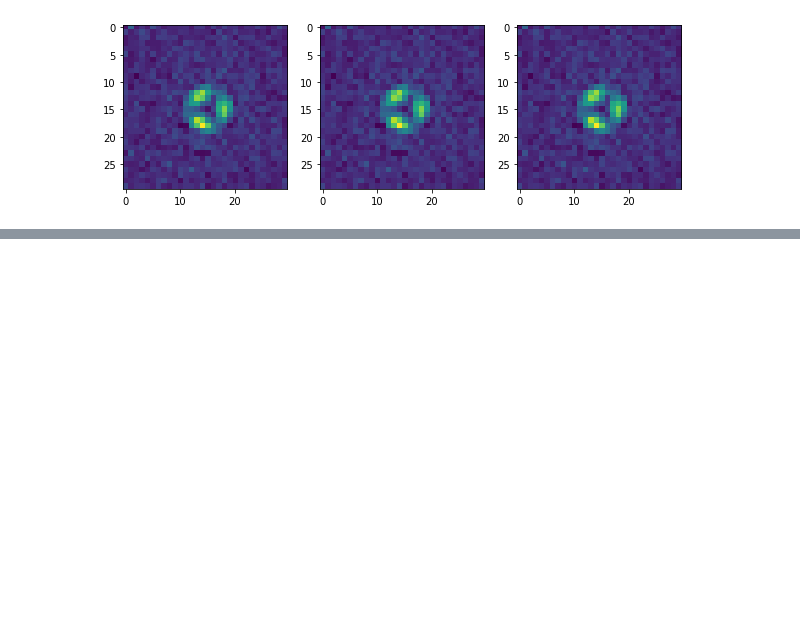
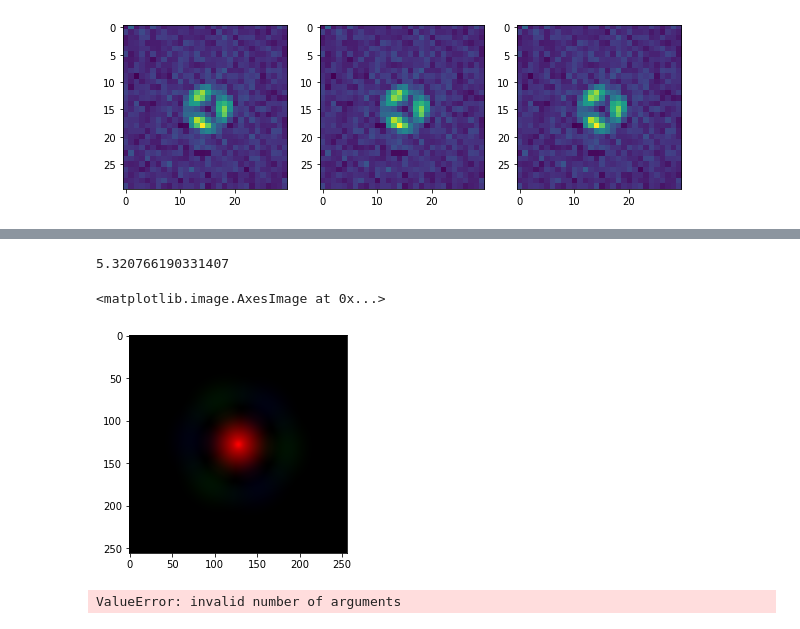
Before and after one commit to rodguti90/pyPSFstack, a Jupyter notebook: example_pyPSFstack.ipynb, the cells around one changed output, grey strips where cells are left out. Cells and saved outputs as stored; diff of their text form; code cells hidden in the pictures; blank space fills up the shorter version.

Commit message:
edit due to tests

```diff
--- a/example_pyPSFstack.ipynb
+++ b/example_pyPSFstack.ipynb
@@ -105,0 +121,4 @@ for ind in range(3):
+# %%
+wavelength*magnification/(cam_pixel_size*nf)
+# %% [output]
+5.320766190331407
@@ -105,0 +127,2 @@ for ind in range(3):
+# %%
+test = np.fft.fftshift(np.fft.fft2(np.fft.ifftshift(psfs.psf_stack, axes=(0,1)), axes=(0,1)), axes=(0,1))
@@ -105,0 +132,9 @@ for ind in range(3):
+# %%
+plt.imshow(colorize(test[:,:,3,0]))
+# %% [output]
+<matplotlib.image.AxesImage at 0x...>
+[figure, added]
+# %%
+plt.imshow(np.abs())
+# %% [output]
+ValueError: invalid number of arguments
```
Also changed, not shown: parts of 7 cells of this notebook.
